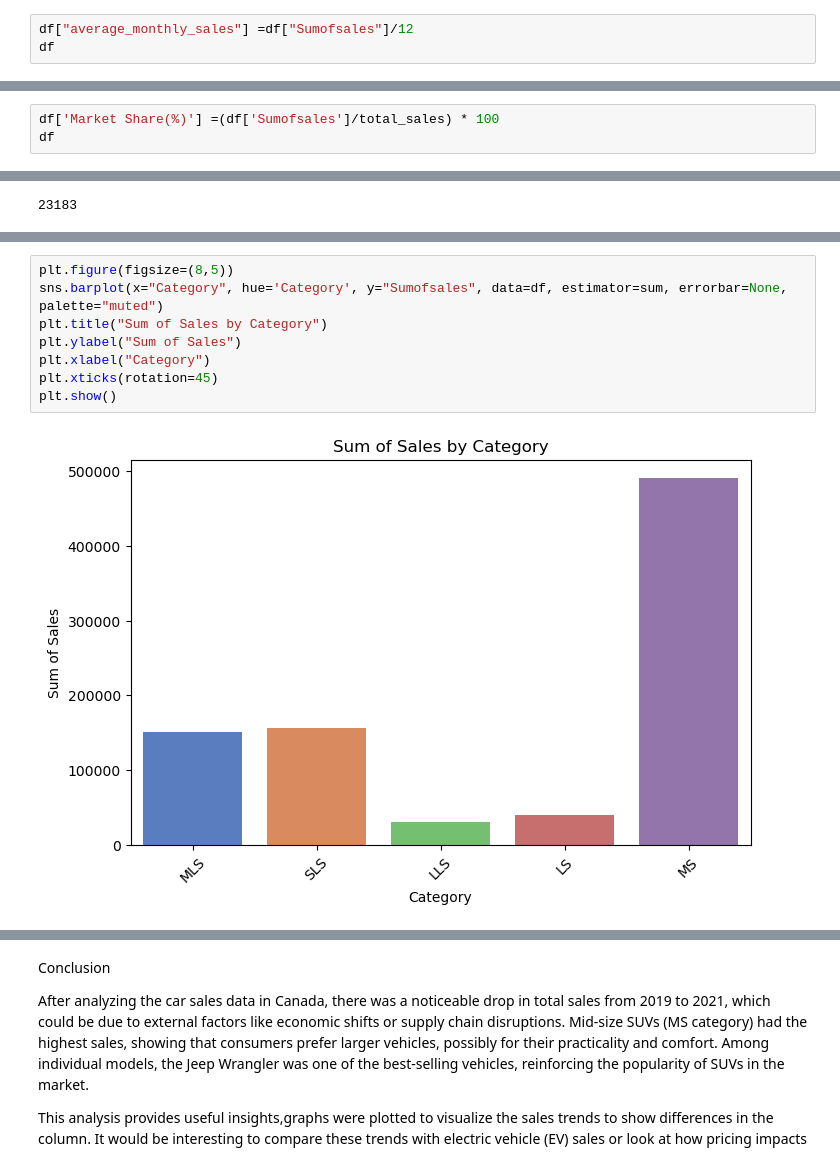
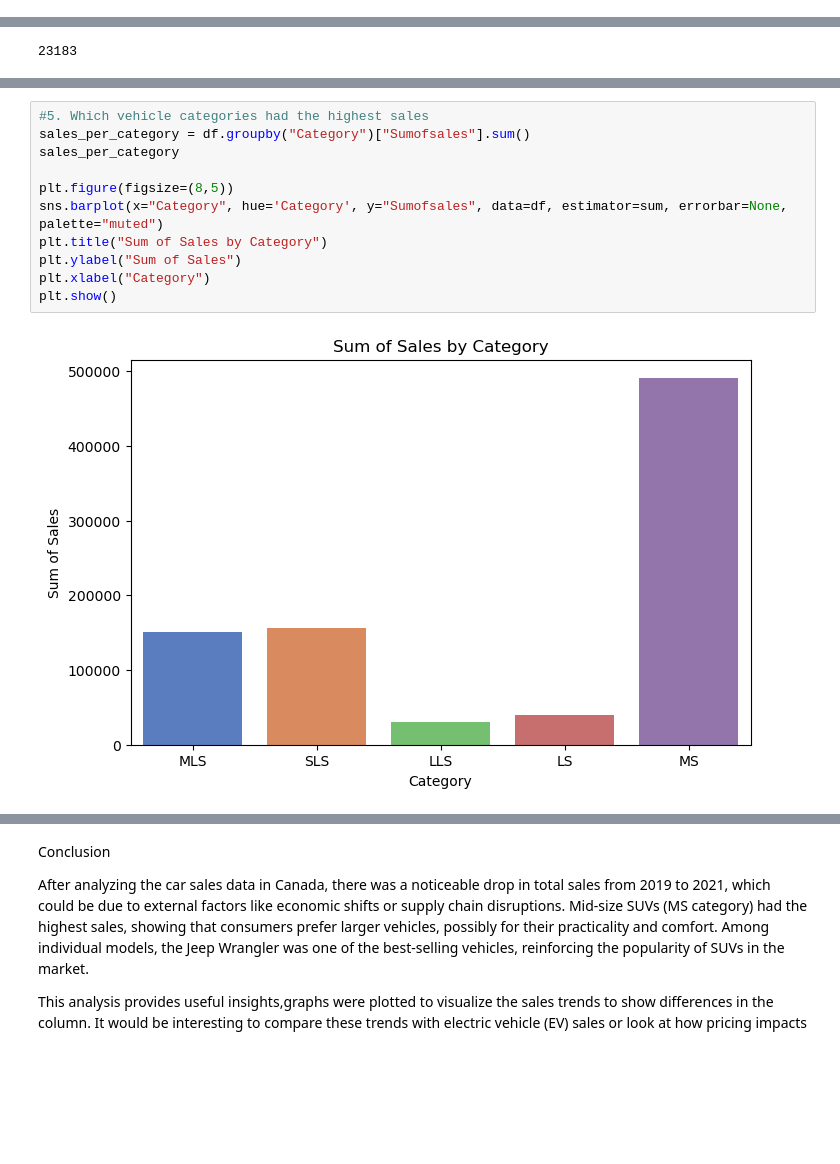
Before and after one commit to MajeedOA/Car-Sales, a Jupyter notebook: projects.ipynb, the cells around one changed output, grey strips where cells are left out. Cells and saved outputs as stored; diff of their text form; blank space fills up the shorter version.

```diff
--- a/projects.ipynb
+++ b/projects.ipynb
@@ -24,6 +51,3 @@ df
 236 rows × 16 columns
 # %%
 pd.set_option("display.max_rows", 237)
-# %%
-df["average_monthly_sales"] =df["Sumofsales"]/12
-df
@@ -117,6 +102,3 @@ total_sales = df['Sumofsales'].sum()
 total_sales
 # %% [output]
 868665
-# %%
-df['Market Share(%)'] =(df['Sumofsales']/total_sales) * 100
-df
@@ -188,10 +196,13 @@ df
 # %%
+#5. Which vehicle categories had the highest sales
+sales_per_category = df.groupby("Category")["Sumofsales"].sum()
+sales_per_category
+
 plt.figure(figsize=(8,5))
 sns.barplot(x="Category", hue='Category', y="Sumofsales", data=df, estimator=sum, errorbar=None, palette="muted")
 plt.title("Sum of Sales by Category")
 plt.ylabel("Sum of Sales")
 plt.xlabel("Category")
-plt.xticks(rotation=45)
 plt.show()
 # %% [output]
-[figure, old version]
+[figure, new version]
```
Also changed, not shown: parts of 27 cells of this notebook.
